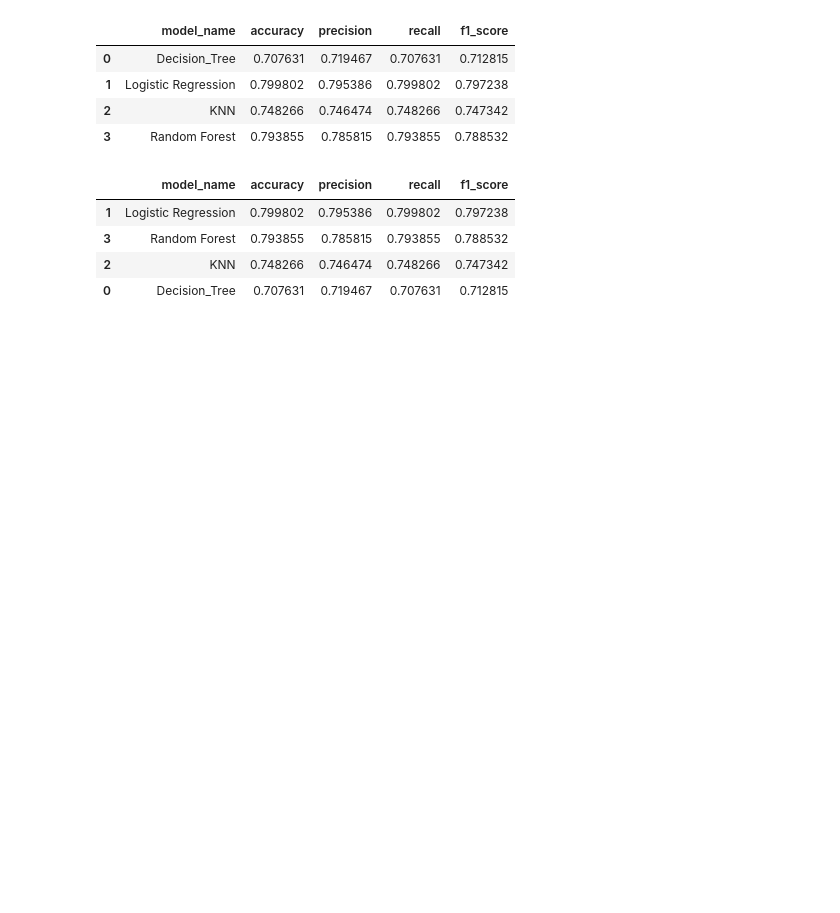
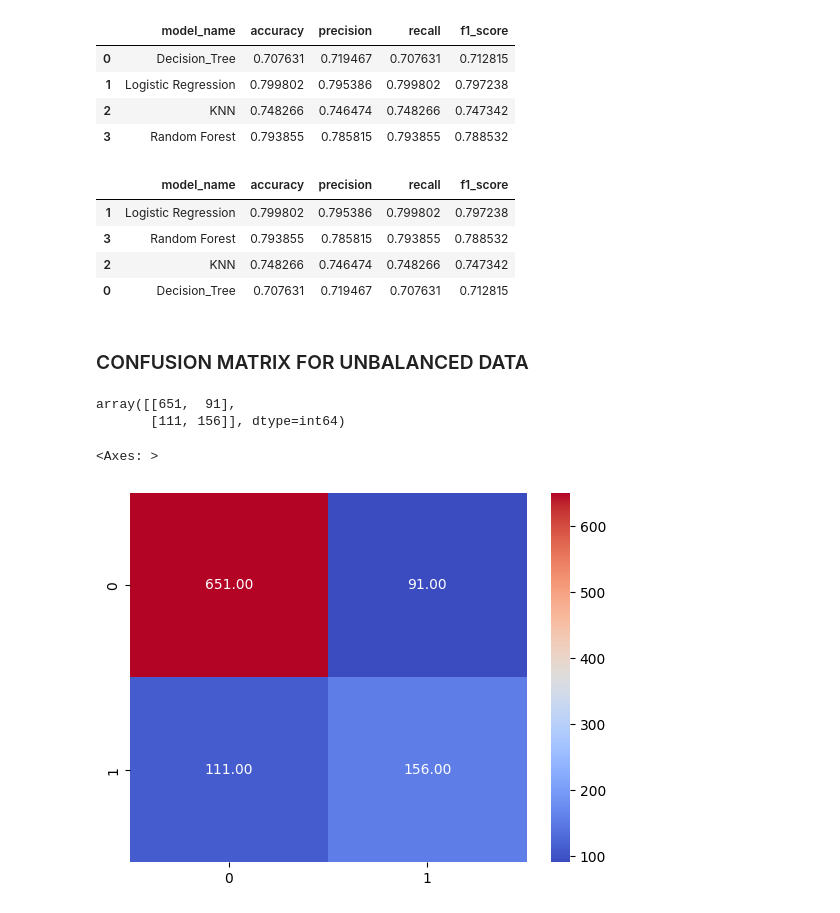
Before and after one commit to iakwatia/Customer-Churn-Prediction, a Jupyter notebook: Classification-customer churn prediction.ipynb, the cells around one changed output. Drawn from its saved outputs; the diff is of its cells as text; code cells hidden in the pictures; blank space fills up the shorter version.

```diff
--- a/Classification-customer churn prediction.ipynb
+++ b/Classification-customer churn prediction.ipynb
@@ -546,17 +541,24 @@ array([1, 0, 1, ..., 0, 0, 0])
 # %%
-numeric_transformer = Pipeline(steps=[("imputer", SimpleImputer(strategy="mean")),
-                                      ("scaler", RobustScaler())
-                                      ])
 
-categorical_transformer = Pipeline(steps=[("imputer", SimpleImputer(strategy="most_frequent")),
-                                           ("encoder", OneHotEncoder(handle_unknown="ignore", sparse_output=False)
-)
-                                           ])
+numeric_transformer = Pipeline(steps=[
+    ('imputer', SimpleImputer(strategy='mean')),
+    ("scaler", RobustScaler())
 
-preprocessor = ColumnTransformer(transformers=[("num", numeric_transformer, numerics),
-                                               ("cat", categorical_transformer, categoricals)
-                                              ]
-                                )
+])
+
+categorical_transformer = Pipeline(steps=[
+    ("imputer",SimpleImputer(strategy="most_frequent")),
+    ("encoder", OneHotEncoder(handle_unknown="ignore", sparse_output=False))
+
+
+])
+
+preprocessor = ColumnTransformer(transformers=[
+    ("num", numeric_transformer, numerics),
+    ("cat", categorical_transformer, categoricals)
+
+])
+
 preprocessor
 # %% [output]
 ColumnTransformer(transformers=[('num',
@@ -588,6 +590,8 @@ models = [
 ]
 # %%
 all_pipelines ={}
+
+all_confusion_matrix ={}
 
 metric_table = pd.DataFrame(columns =['model_name', 'accuracy', 'precision','recall', 'f1_score'])
 
@@ -606,7 +610,14 @@ for model_name, classifier in models:
   # Predicting on the test set
     y_pred= final_pipeline.predict(X_test)
 
-  # generate classification report for each pipeline or model
+    conf_matrix = confusion_matrix(y_test_encoded, y_pred)
+
+    #Add confusion matrix into the all_pipeline dictionary
+    all_confusion_matrix[model_name]= conf_matrix
+
+
+
+ # generate classification report for each pipeline or model
     metrics= classification_report(y_test_encoded, y_pred, output_dict = True)
 
 
@@ -632,3 +645,16 @@ metric_table.sort_values(by='f1_score', ascending = False)
 | 3 | Random Forest | 0.793855 | 0.785815 | 0.793855 | 0.788532 |
 | 2 | KNN | 0.748266 | 0.746474 | 0.748266 | 0.747342 |
 | 0 | Decision_Tree | 0.707631 | 0.719467 | 0.707631 | 0.712815 |
+# %% [markdown]
+### CONFUSION MATRIX FOR UNBALANCED DATA
+# %%
+logistic_matrix  = all_confusion_matrix['Logistic Regression']
+logistic_matrix
+# %% [output]
+array([[651,  91],
+       [111, 156]], dtype=int64)
+# %%
+sns.heatmap(logistic_matrix, annot=True, cmap='coolwarm', fmt='.2f')
+# %% [output]
+<Axes: >
+[figure, added]
```
Also changed, not shown: parts of 18 cells of this notebook.
